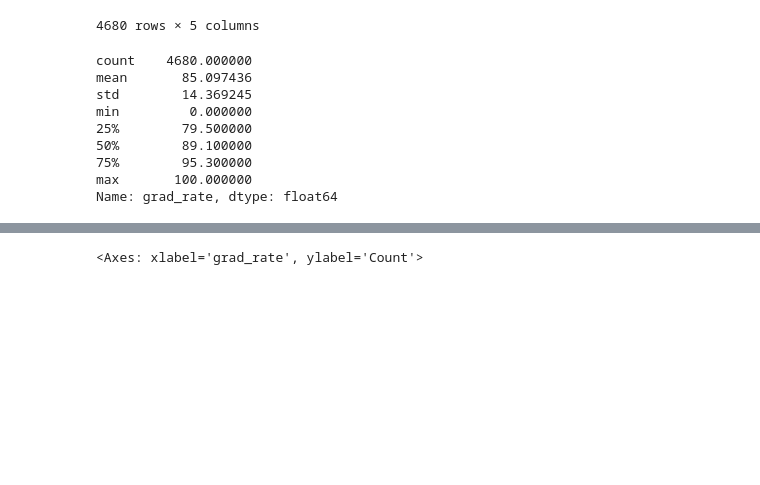
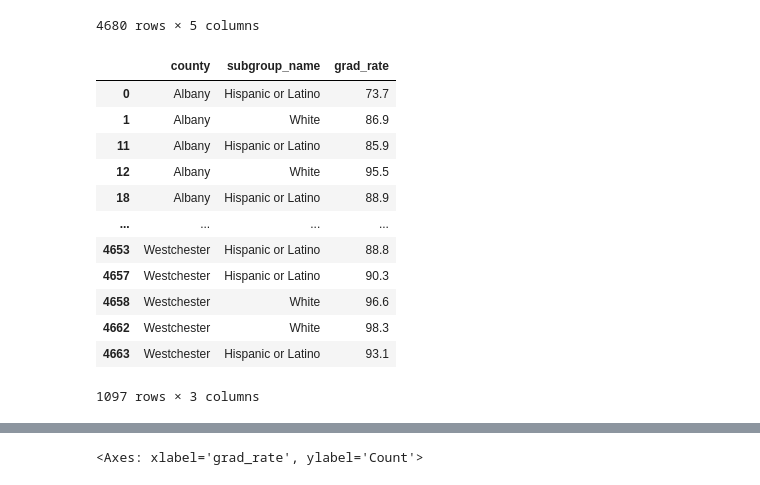
Before and after one commit to asoylatte03/nys-ell-grad-rate, a Jupyter notebook: bayesian hierarchical modeling .ipynb, the cells around one changed output, grey strips where cells are left out. Saved outputs shown, nothing was run; the diff lists cells and outputs as text; code cells hidden in the pictures; blank space fills up the shorter version.

```diff
--- a/bayesian hierarchical modeling .ipynb
+++ b/bayesian hierarchical modeling .ipynb
@@ -29,15 +29,31 @@ data
 | 4678 | 680801040001 | Dundee Junior-Senior High School | 2022 | White | 78.6 |
 | 4679 | 680801040001 | Dundee Junior-Senior High School | 2022 | Economically Disadvantaged | 68.8 |
 4680 rows × 5 columns
+# %%
+county_lookup = pd.read_pickle('county_lookup.pkl')
 # %%
-data.grad_rate.describe()
+data['county_code'] = data.entity_cd.str[:2]
+data.county_code = data.county_code.map(county_lookup)
+data = data.rename(columns={'county_code':'county'})
-# %% [output]
-count    4680.000000
-mean       85.097436
-std        14.369245
-min         0.000000
-25%        79.500000
-50%        89.100000
-75%        95.300000
-max       100.000000
-Name: grad_rate, dtype: float64
+# %%
+fifteen_counties = data.county.value_counts().head(15).index.tolist()
+subgroups = ['White','Hispanic or Latino']
+# %%
+county_df = data[data.county.isin(fifteen_counties)]
+county_df = county_df[county_df.subgroup_name.isin(subgroups)]
+# %%
+county_df[['county','subgroup_name','grad_rate']]
+# %% [output]
+|  | county | subgroup_name | grad_rate |
+| 0 | Albany | Hispanic or Latino | 73.7 |
+| 1 | Albany | White | 86.9 |
+| 11 | Albany | Hispanic or Latino | 85.9 |
+| 12 | Albany | White | 95.5 |
+| 18 | Albany | Hispanic or Latino | 88.9 |
+| ... | ... | ... | ... |
+| 4653 | Westchester | Hispanic or Latino | 88.8 |
+| 4657 | Westchester | Hispanic or Latino | 90.3 |
+| 4658 | Westchester | White | 96.6 |
+| 4662 | Westchester | White | 98.3 |
+| 4663 | Westchester | Hispanic or Latino | 93.1 |
+1097 rows × 3 columns
```
Also changed, not shown: parts of 2 cells of this notebook.
